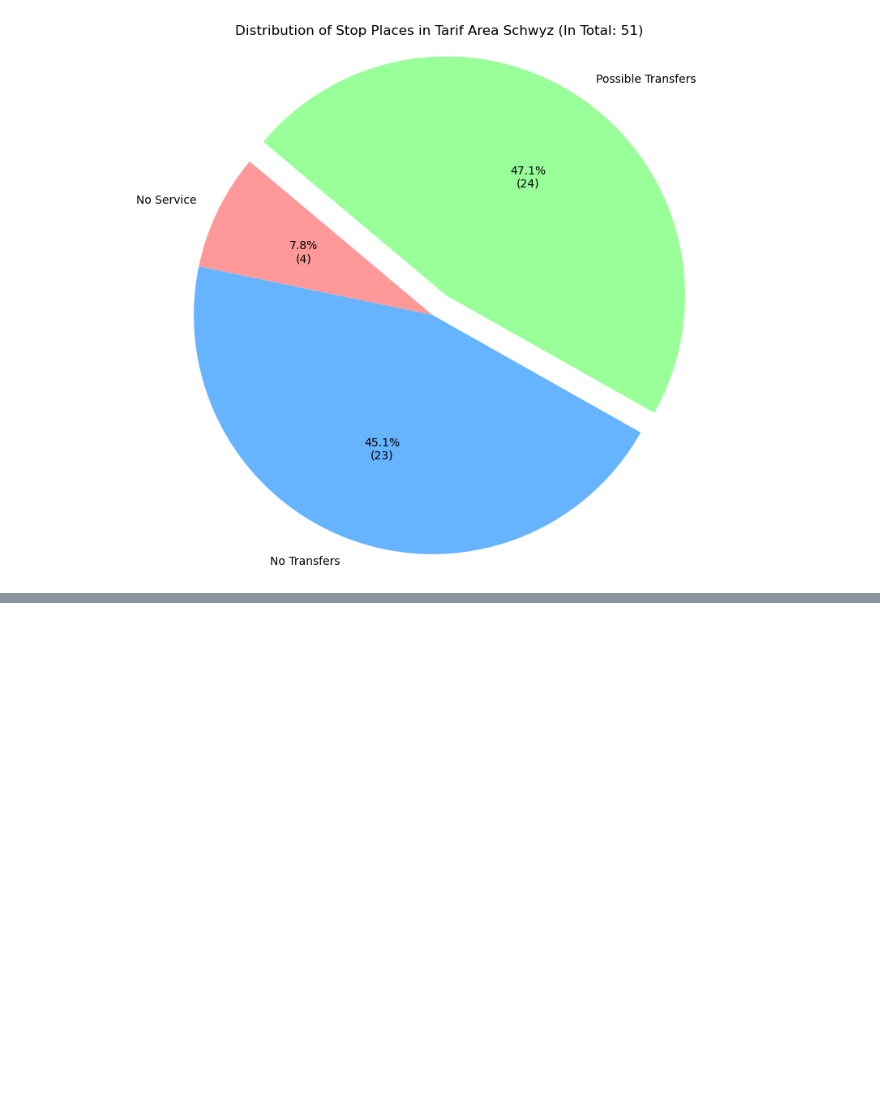
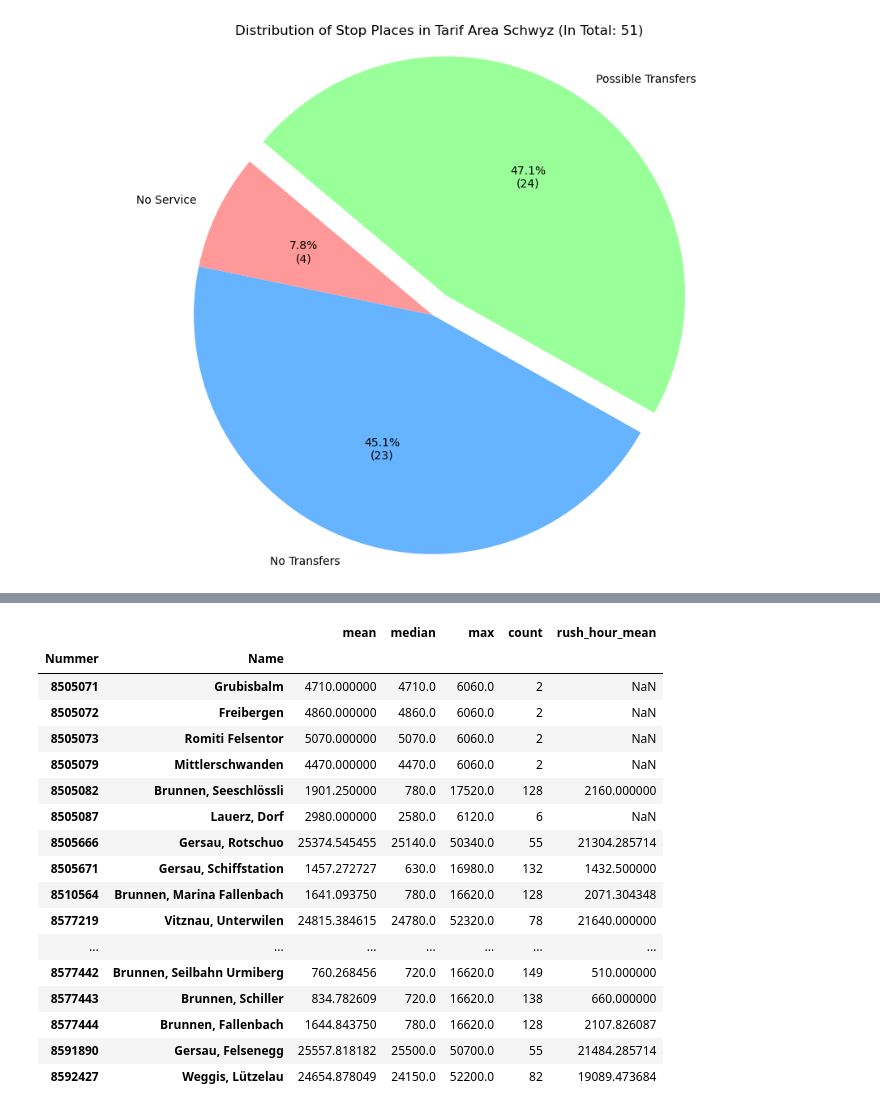
Before and after one commit to eszemp/wait4me, a Jupyter notebook: UseCaseStudy/scripts/04_analyze_visualize_time_series.ipynb, the cells around one changed output, grey strips where cells are left out. Cells and saved outputs as stored; diff of their text form; code cells hidden in the pictures; blank space fills up the shorter version.

```diff
--- a/UseCaseStudy/scripts/04_analyze_visualize_time_series.ipynb
+++ b/UseCaseStudy/scripts/04_analyze_visualize_time_series.ipynb
@@ -87,0 +117,31 @@ print(stop_places_active.head())
+# %%
+# Calculate Average and Median buffer for every stop
+stop_performance = df_unpacked.groupby(['Nummer', 'Name'])['buffer'].agg(['mean', 'median', 'max', 'count'])
+
+# Calculate Rush Hour performance per stop
+rush_hour_mask = df_unpacked['time'].dt.hour.isin([7, 8, 16, 17])
+stop_rush_performance = df_unpacked[rush_hour_mask].groupby(['Nummer', 'Name'])['buffer'].mean().rename('rush_hour_mean')
+
+# Combine them into one master "Stop Analytics" dataframe
+stop_analytics = stop_performance.join(stop_rush_performance)
+
+stop_analytics
+# %% [output]
+|  |  | mean | median | max | count | rush_hour_mean |
+| Nummer | Name |  |  |  |  |  |
+| 8505071 | Grubisbalm | 4710.000000 | 4710.0 | 6060.0 | 2 | NaN |
+| 8505072 | Freibergen | 4860.000000 | 4860.0 | 6060.0 | 2 | NaN |
+| 8505073 | Romiti Felsentor | 5070.000000 | 5070.0 | 6060.0 | 2 | NaN |
+| 8505079 | Mittlerschwanden | 4470.000000 | 4470.0 | 6060.0 | 2 | NaN |
+| 8505082 | Brunnen, Seeschlössli | 1901.250000 | 780.0 | 17520.0 | 128 | 2160.000000 |
+| 8505087 | Lauerz, Dorf | 2980.000000 | 2580.0 | 6120.0 | 6 | NaN |
+| 8505666 | Gersau, Rotschuo | 25374.545455 | 25140.0 | 50340.0 | 55 | 21304.285714 |
+| 8505671 | Gersau, Schiffstation | 1457.272727 | 630.0 | 16980.0 | 132 | 1432.500000 |
+| 8510564 | Brunnen, Marina Fallenbach | 1641.093750 | 780.0 | 16620.0 | 128 | 2071.304348 |
+| 8577219 | Vitznau, Unterwilen | 24815.384615 | 24780.0 | 52320.0 | 78 | 21640.000000 |
+| ... | ... | ... | ... | ... | ... | ... |
+| 8577442 | Brunnen, Seilbahn Urmiberg | 760.268456 | 720.0 | 16620.0 | 149 | 510.000000 |
+| 8577443 | Brunnen, Schiller | 834.782609 | 720.0 | 16620.0 | 138 | 660.000000 |
+| 8577444 | Brunnen, Fallenbach | 1644.843750 | 780.0 | 16620.0 | 128 | 2107.826087 |
+| 8591890 | Gersau, Felsenegg | 25557.818182 | 25500.0 | 50700.0 | 55 | 21484.285714 |
+| 8592427 | Weggis, Lützelau | 24654.878049 | 24150.0 | 52200.0 | 82 | 19089.473684 |
```
Also changed, not shown: parts of 5 cells of this notebook.
